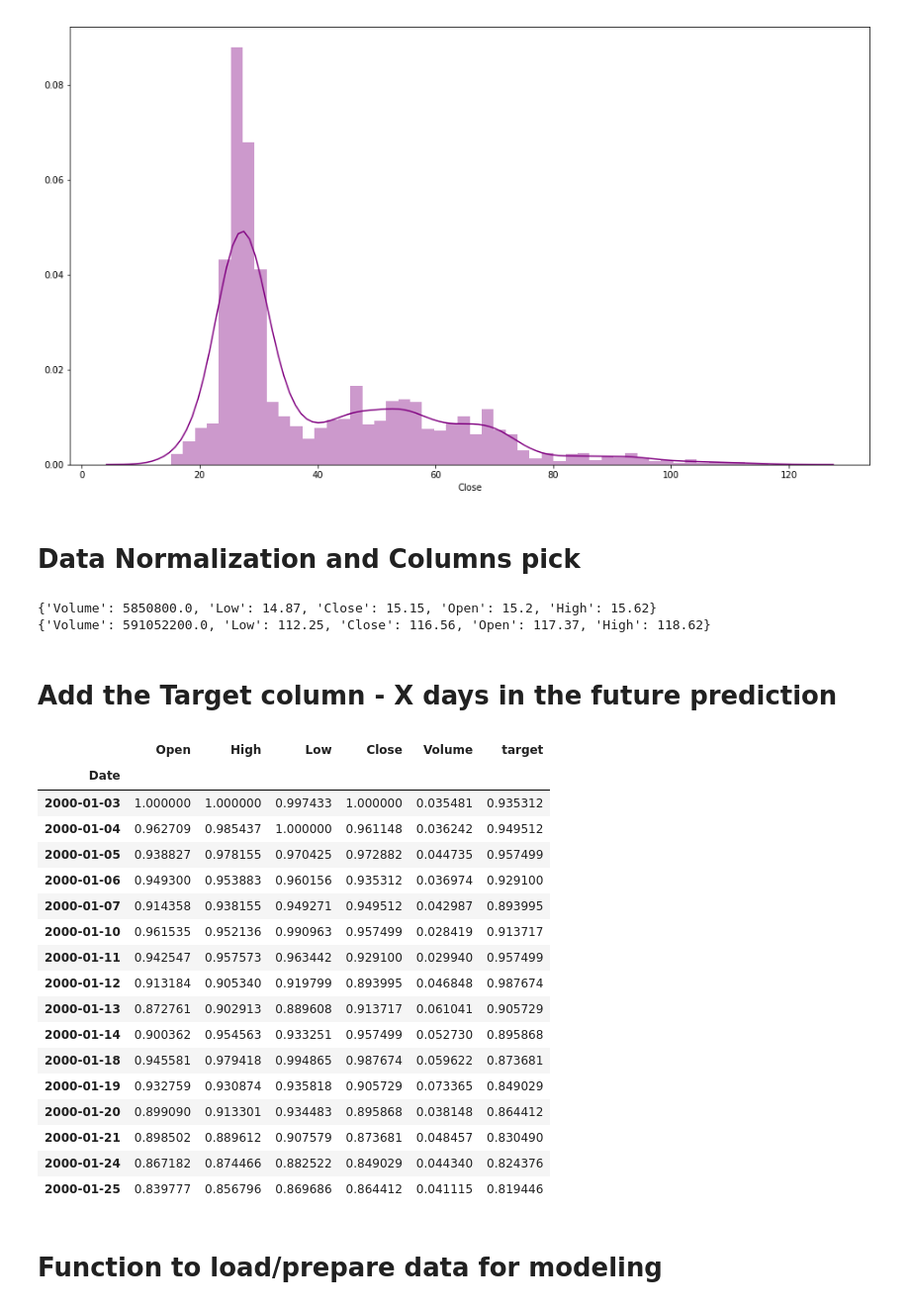
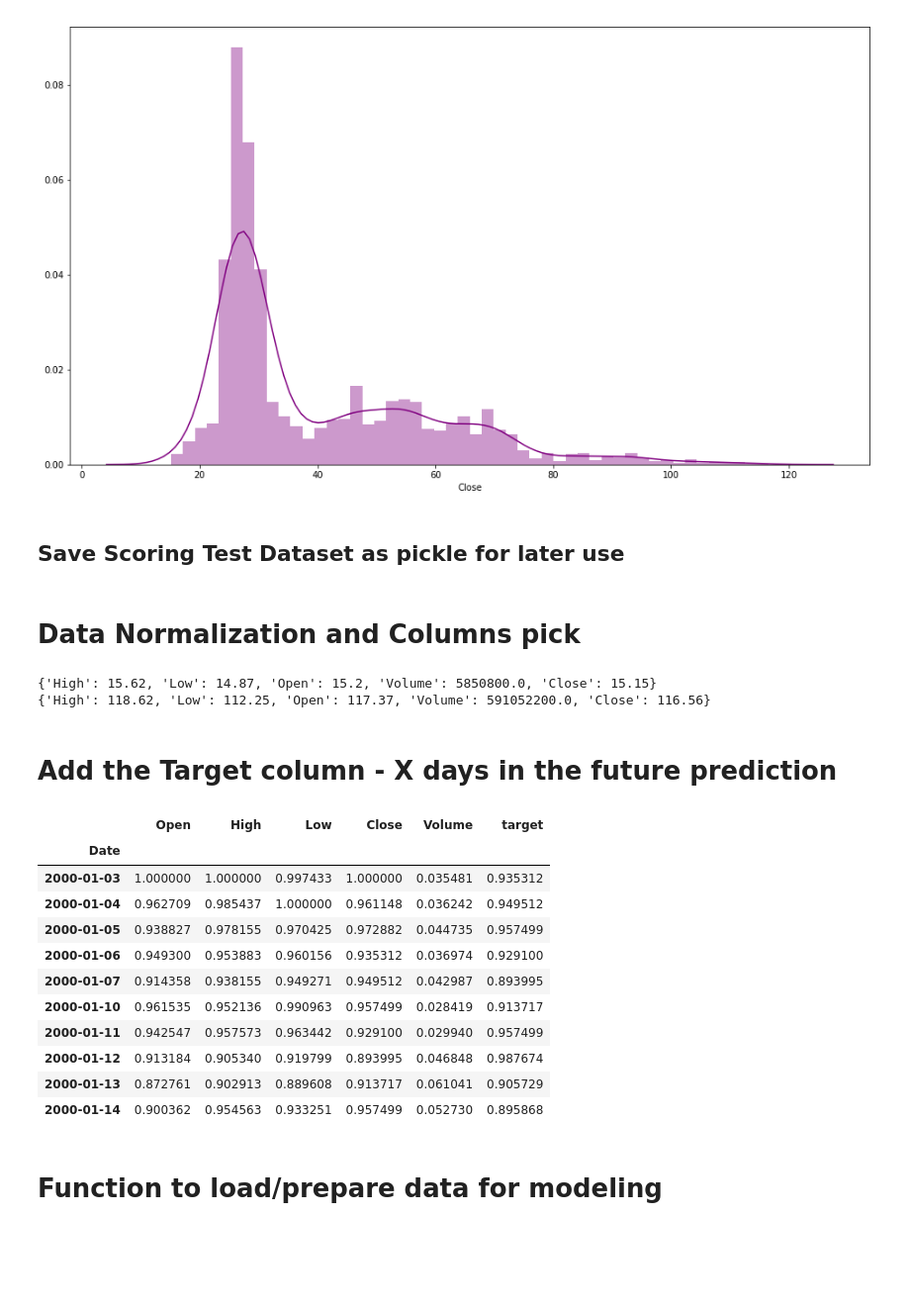
Before and after one commit to pablomarin/Meetups-Data-AI-DFW, a Jupyter notebook: Meetup10-Lab-stockdemo.ipynb, the cells around one changed output. Shown at 99% size. Saved outputs shown, nothing was run; the diff lists cells and outputs as text; code cells hidden in the pictures; blank space fills up the shorter version.

```diff
--- a/Meetup10-Lab-stockdemo.ipynb
+++ b/Meetup10-Lab-stockdemo.ipynb
@@ -41,7 +45,7 @@ start_date = "2000-01-01"
 end_date =   "2018-04-01"
 order = "asc"
 parameters = '?&start_date='+start_date+'&end_date='+end_date+'&order='+order
-file = TICKER+".csv"
+file = SHARE_ROOT + TICKER+".csv"
 
 def download(url, file):
     """
@@ -88,0 +94,2 @@ data.head()
+# %%
+data.drop(columns=['Adj. Open','Adj. High','Adj. Low','Adj. Volume','Adj. Close', 'Ex-Dividend', 'Split Ratio'], inplace=True)
@@ -108,3 +117,5 @@ sns.distplot(data['Close'].dropna(), bins=50, color='purple')
 # %% [output]
 <matplotlib.axes._subplots.AxesSubplot at 0x...>
 [figure]
+# %% [markdown]
+## Save Scoring Test Dataset as pickle for later use
@@ -131,11 +143,13 @@ df,  min_max_dict_list = normalize(data.drop(columns=['Adj. Open','Adj. High','A
+# %%
+df,  min_max_dict_list = normalize(data)
 # %%
 df = df.astype('float32')
 # %%
 print(min_max_dict_list[0]) # minimum values per column
 print(min_max_dict_list[1]) # maximum values per column
 # %% [output]
-{'Volume': 5850800.0, 'Low': 14.87, 'Close': 15.15, 'Open': 15.2, 'High': 15.62}
-{'Volume': 591052200.0, 'Low': 112.25, 'Close': 116.56, 'Open': 117.37, 'High': 118.62}
+{'High': 15.62, 'Low': 14.87, 'Open': 15.2, 'Volume': 5850800.0, 'Close': 15.15}
+{'High': 118.62, 'Low': 112.25, 'Open': 117.37, 'Volume': 591052200.0, 'Close': 116.56}
 # %% [markdown]
 # Add the Target column - X days in the future prediction
 # %%
@@ -146,26 +160,20 @@ df['target'] = df.Close.shift(-shift_days_target)
 # %%
 df.dropna(inplace=True)
 # %%
-df.head(16)
+df.head(10)
 # %% [output]
 |  | Open | High | Low | Close | Volume | target |
 | Date |  |  |  |  |  |  |
 | 2000-01-03 | 1.000000 | 1.000000 | 0.997433 | 1.000000 | 0.035481 | 0.935312 |
 | 2000-01-04 | 0.962709 | 0.985437 | 1.000000 | 0.961148 | 0.036242 | 0.949512 |
 | 2000-01-05 | 0.938827 | 0.978155 | 0.970425 | 0.972882 | 0.044735 | 0.957499 |
 | 2000-01-06 | 0.949300 | 0.953883 | 0.960156 | 0.935312 | 0.036974 | 0.929100 |
 | 2000-01-07 | 0.914358 | 0.938155 | 0.949271 | 0.949512 | 0.042987 | 0.893995 |
 | 2000-01-10 | 0.961535 | 0.952136 | 0.990963 | 0.957499 | 0.028419 | 0.913717 |
 | 2000-01-11 | 0.942547 | 0.957573 | 0.963442 | 0.929100 | 0.029940 | 0.957499 |
 | 2000-01-12 | 0.913184 | 0.905340 | 0.919799 | 0.893995 | 0.046848 | 0.987674 |
 | 2000-01-13 | 0.872761 | 0.902913 | 0.889608 | 0.913717 | 0.061041 | 0.905729 |
 | 2000-01-14 | 0.900362 | 0.954563 | 0.933251 | 0.957499 | 0.052730 | 0.895868 |
-| 2000-01-18 | 0.945581 | 0.979418 | 0.994865 | 0.987674 | 0.059622 | 0.873681 |
-| 2000-01-19 | 0.932759 | 0.930874 | 0.935818 | 0.905729 | 0.073365 | 0.849029 |
-| 2000-01-20 | 0.899090 | 0.913301 | 0.934483 | 0.895868 | 0.038148 | 0.864412 |
-| 2000-01-21 | 0.898502 | 0.889612 | 0.907579 | 0.873681 | 0.048457 | 0.830490 |
-| 2000-01-24 | 0.867182 | 0.874466 | 0.882522 | 0.849029 | 0.044340 | 0.824376 |
-| 2000-01-25 | 0.839777 | 0.856796 | 0.869686 | 0.864412 | 0.041115 | 0.819446 |
 # %% [markdown]
 # Function to load/prepare data for modeling
 # %%
```
Also changed, not shown: parts of 20 cells of this notebook, 17 other files.
